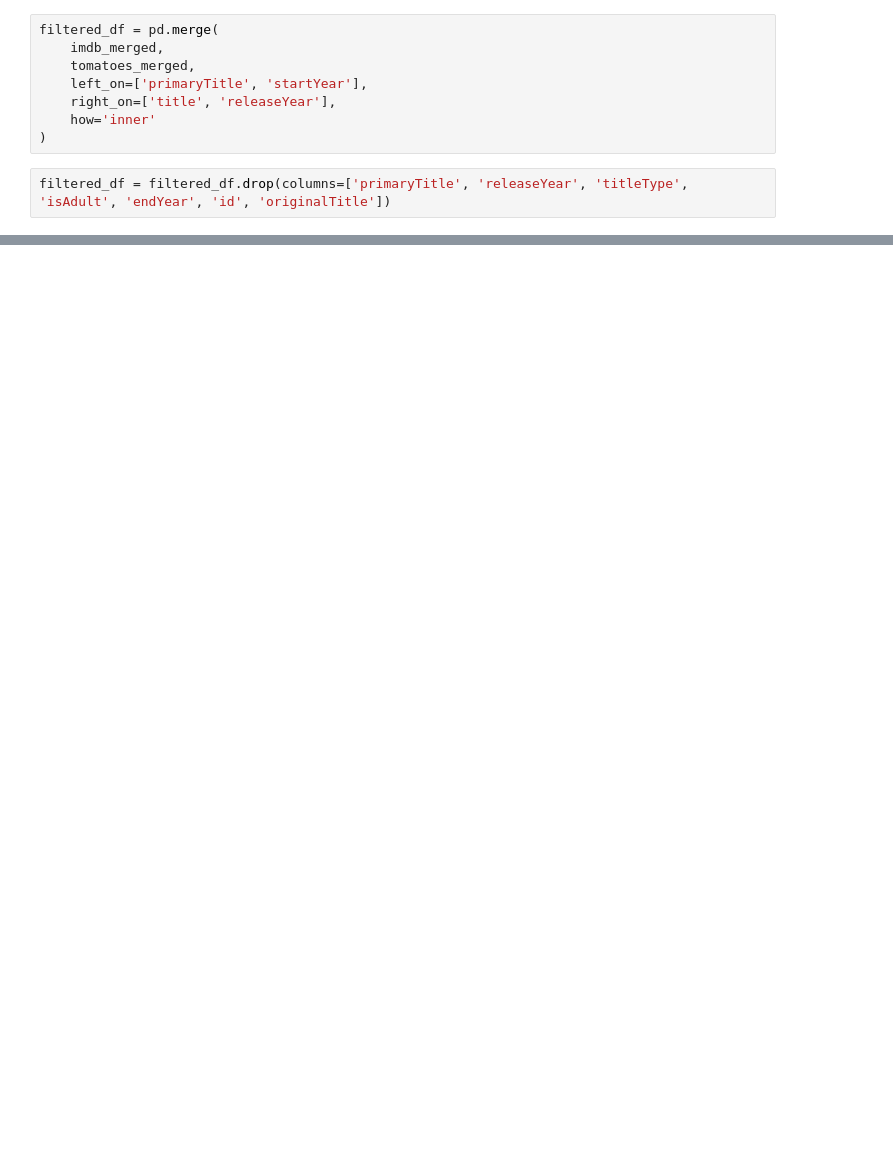
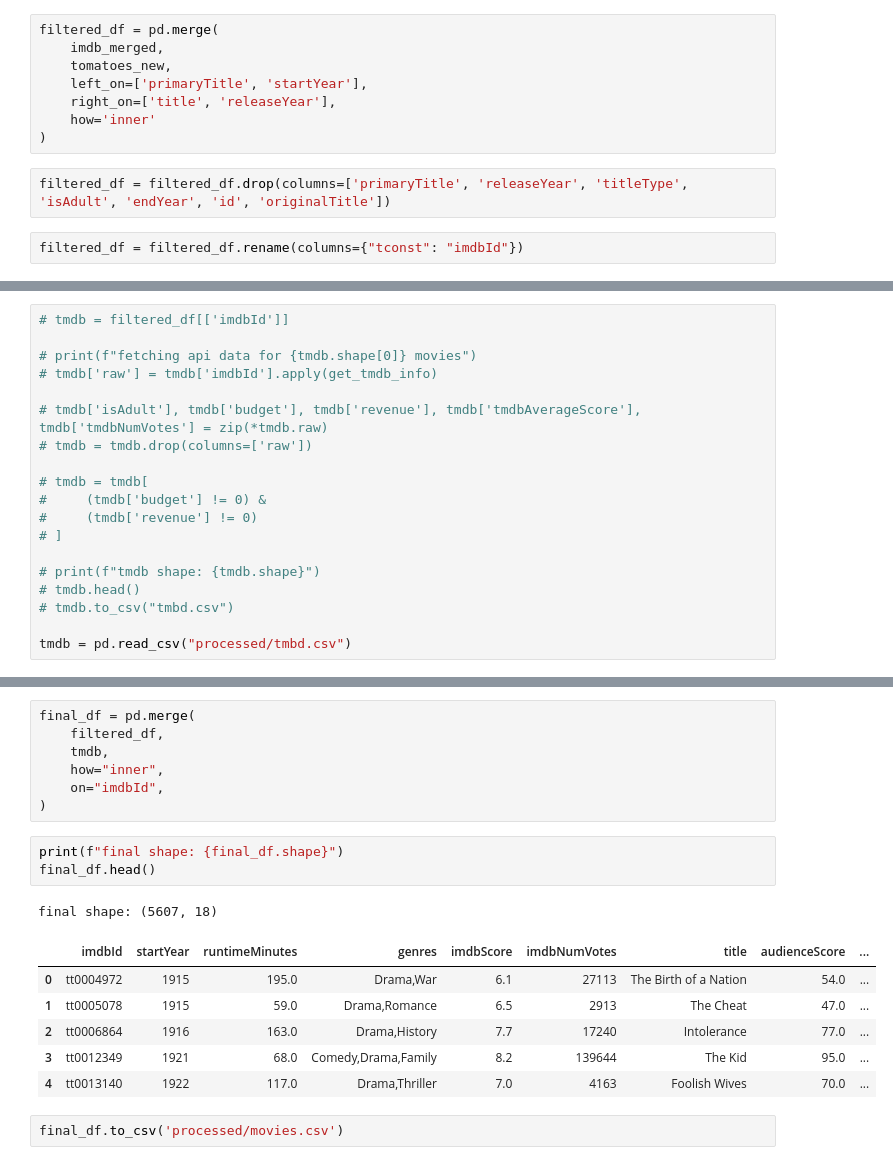
Before and after one commit to ockedman/plottedtomatoes.github.io, a Jupyter notebook: csv_generator.ipynb, the cells around one changed output, grey strips where cells are left out. Drawn from its saved outputs; the diff is of its cells as text; blank space fills up the shorter version.

```diff
--- a/csv_generator.ipynb
+++ b/csv_generator.ipynb
@@ -46,13 +153,15 @@ tomatoes_merged.head()
 # %%
 filtered_df = pd.merge(
     imdb_merged,
-    tomatoes_merged,
+    tomatoes_new,
     left_on=['primaryTitle', 'startYear'],
     right_on=['title', 'releaseYear'],
     how='inner'
 )
 # %%
 filtered_df = filtered_df.drop(columns=['primaryTitle', 'releaseYear', 'titleType', 'isAdult', 'endYear', 'id', 'originalTitle'])
+# %%
+filtered_df = filtered_df.rename(columns={"tconst": "imdbId"})
 # %%
 filtered_df.head()
 # %% [output]
@@ -96,0 +178,19 @@ list(zip(interstellar.creationDate, interstellar.reviewState))
+# %%
+# tmdb = filtered_df[['imdbId']]
+
+# print(f"fetching api data for {tmdb.shape[0]} movies")
+# tmdb['raw'] = tmdb['imdbId'].apply(get_tmdb_info)
+
+# tmdb['isAdult'], tmdb['budget'], tmdb['revenue'], tmdb['tmdbAverageScore'], tmdb['tmdbNumVotes'] = zip(*tmdb.raw)
+# tmdb = tmdb.drop(columns=['raw'])
+
+# tmdb = tmdb[
+#     (tmdb['budget'] != 0) &
+#     (tmdb['revenue'] != 0)
+# ]
+
+# print(f"tmdb shape: {tmdb.shape}")
+# tmdb.head()
+# tmdb.to_csv("tmbd.csv")
+
+tmdb = pd.read_csv("processed/tmbd.csv")
@@ -96,0 +220,20 @@ list(zip(interstellar.creationDate, interstellar.reviewState))
+# %%
+final_df = pd.merge(
+    filtered_df,
+    tmdb,
+    how="inner",
+    on="imdbId",
+)
+# %%
+print(f"final shape: {final_df.shape}")
+final_df.head()
+# %% [output]
+final shape: (5607, 18)
+|  | imdbId | startYear | runtimeMinutes | genres | imdbScore | imdbNumVotes | title | audienceScore | ... |
+| 0 | tt0004972 | 1915 | 195.0 | Drama,War | 6.1 | 27113 | The Birth of a Nation | 54.0 | ... |
+| 1 | tt0005078 | 1915 | 59.0 | Drama,Romance | 6.5 | 2913 | The Cheat | 47.0 | ... |
+| 2 | tt0006864 | 1916 | 163.0 | Drama,History | 7.7 | 17240 | Intolerance | 77.0 | ... |
+| 3 | tt0012349 | 1921 | 68.0 | Comedy,Drama,Family | 8.2 | 139644 | The Kid | 95.0 | ... |
+| 4 | tt0013140 | 1922 | 117.0 | Drama,Thriller | 7.0 | 4163 | Foolish Wives | 70.0 | ... |
+# %%
+final_df.to_csv('processed/movies.csv')
```
Also changed, not shown: parts of 23 cells of this notebook, 8 other files.
